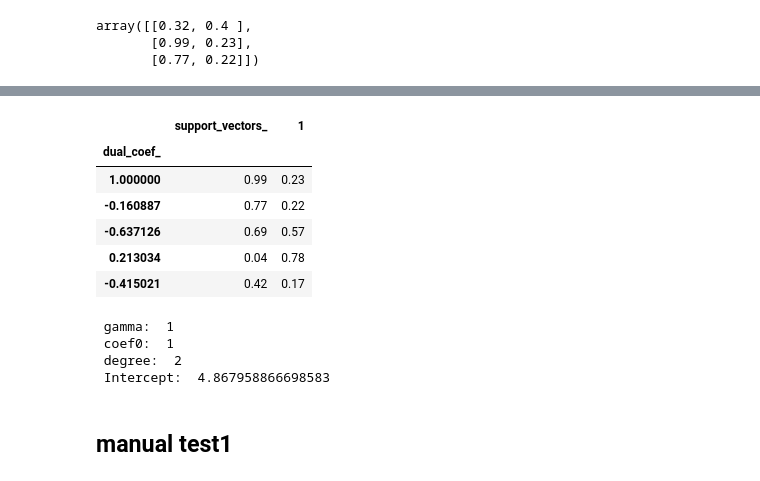
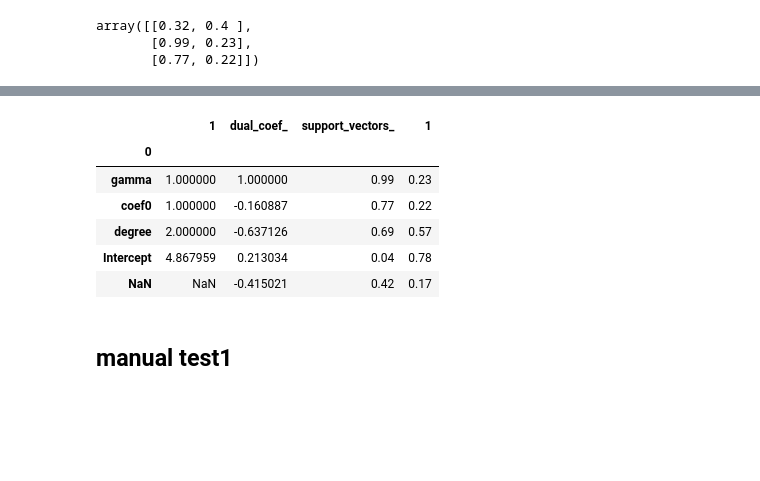
Before and after one commit to vladgap/Various, a Jupyter notebook: SVR_function_approx2.ipynb, the cells around one changed output, grey strips where cells are left out. Drawn from its saved outputs; the diff is of its cells as text; code cells hidden in the pictures; blank space fills up the shorter version.

```diff
--- a/SVR_function_approx2.ipynb
+++ b/SVR_function_approx2.ipynb
@@ -261,26 +267,22 @@ fig.show()
 [interactive output not drawn]
 # %%
 svr_temp=svr2
-df=pd.concat([pd.DataFrame(svr_temp.dual_coef_.T, columns=['dual_coef_']),
+df1=pd.DataFrame([['gamma',svr_temp.gamma],
+       ['coef0',svr_temp.coef0],
+       ['degree',svr_temp.degree],
+       ['Intercept',svr_temp.intercept_[0]]])#.set_index(0)
+df2=pd.concat([pd.DataFrame(svr_temp.dual_coef_.T, columns=['dual_coef_']),
               pd.DataFrame(svr_temp.support_vectors_),
-              ],axis=1).rename(columns={0: "support_vectors_"}).set_index('dual_coef_')
-display(df)
-print (' gamma: ',svr_temp.gamma,'\n',
-       'coef0: ',svr_temp.coef0,'\n',
-       'degree: ',svr_temp.degree,'\n',
-       'Intercept: ',svr_temp.intercept_[0],)
+              ],axis=1).rename(columns={0: "support_vectors_"})#.set_index('dual_coef_')
+pd.concat([df1,df2], axis=1).set_index(0)
 # %% [output]
-|  | support_vectors_ | 1 |
-| dual_coef_ |  |  |
-| 1.000000 | 0.99 | 0.23 |
-| -0.160887 | 0.77 | 0.22 |
-| -0.637126 | 0.69 | 0.57 |
-| 0.213034 | 0.04 | 0.78 |
-| -0.415021 | 0.42 | 0.17 |
+|  | 1 | dual_coef_ | support_vectors_ | 1 |
+| 0 |  |  |  |  |
+| gamma | 1.000000 | 1.000000 | 0.99 | 0.23 |
+| coef0 | 1.000000 | -0.160887 | 0.77 | 0.22 |
+| degree | 2.000000 | -0.637126 | 0.69 | 0.57 |
+| Intercept | 4.867959 | 0.213034 | 0.04 | 0.78 |
+| NaN | NaN | -0.415021 | 0.42 | 0.17 |
- gamma:  1
- coef0:  1
- degree:  2
- Intercept:  4.867958866698583
 # %% [markdown]
 ## manual test1
 # %%
```
Also changed, not shown: parts of 3 cells of this notebook.
